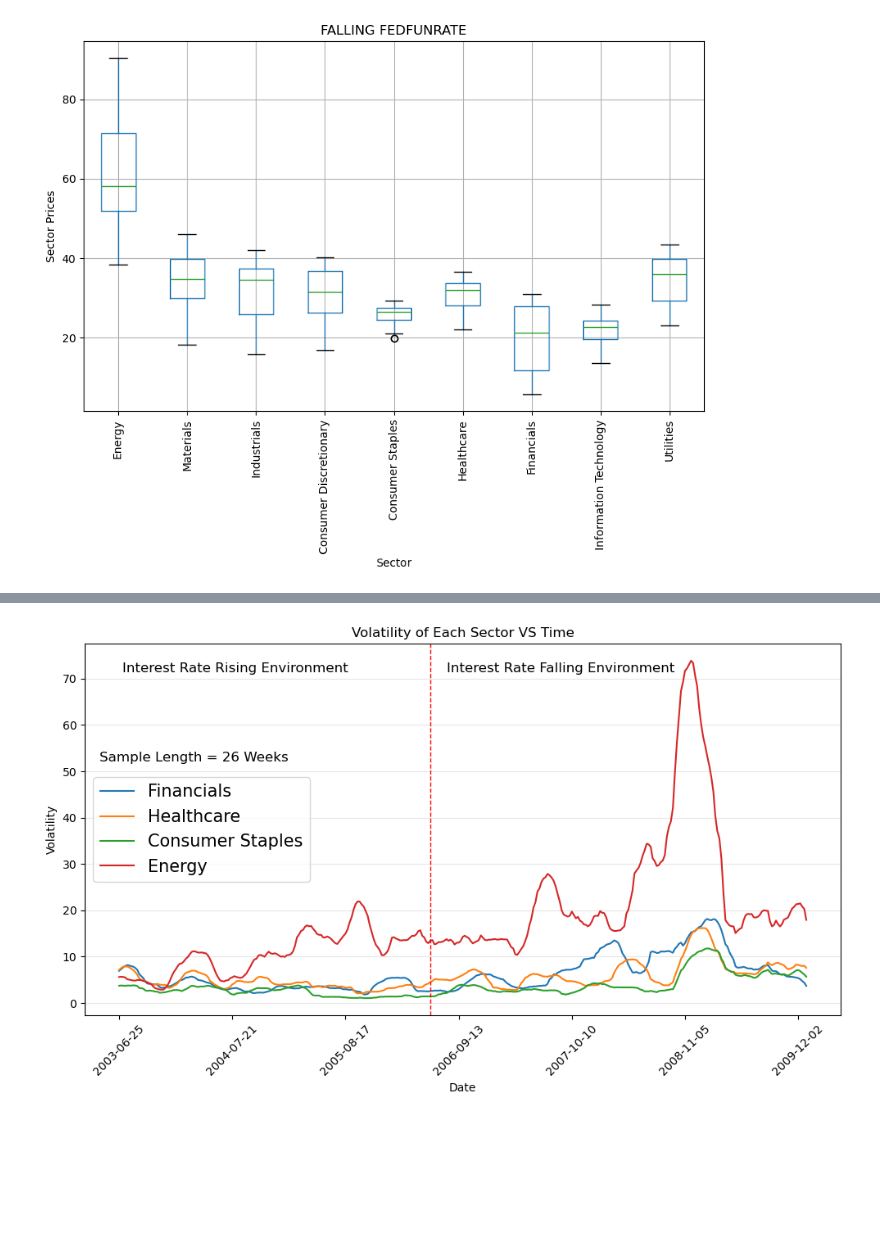
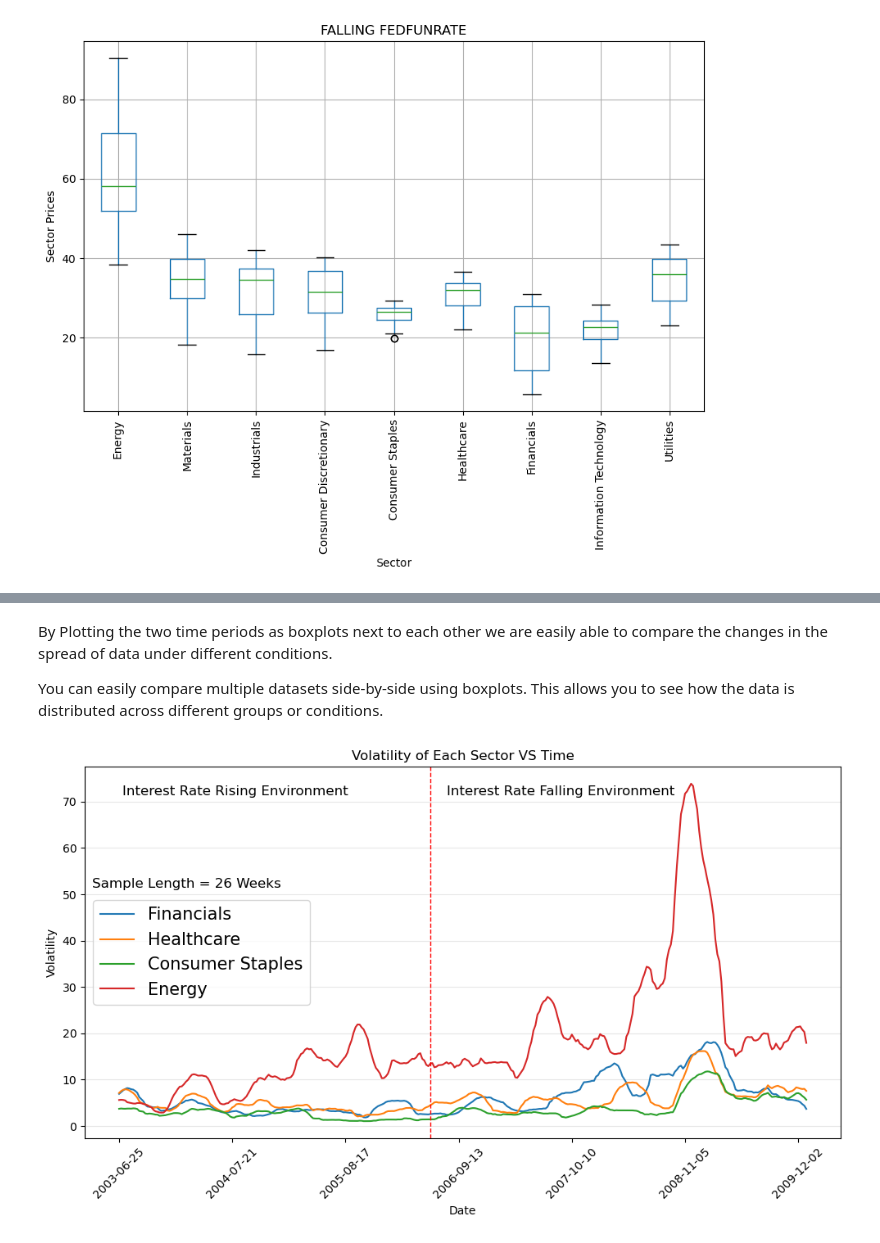
Before and after one commit to RealFakeDoor/Project-one, a Jupyter notebook: Main.ipynb, the cells around one changed output, grey strips where cells are left out. Saved outputs shown, nothing was run; the diff lists cells and outputs as text; code cells hidden in the pictures; blank space fills up the shorter version.

```diff
--- a/Main.ipynb
+++ b/Main.ipynb
@@ -357,0 +263,5 @@ plt.show()
+# %% [markdown]
+By Plotting the two time periods as boxplots next to each other we are easily able to compare the changes in the spread of data under different conditions.
+
+You can easily compare multiple datasets side-by-side using boxplots.
+This allows you to see how the data is distributed across different groups or conditions.
@@ -359,8 +369,9 @@ plt.show()
 # Calculate volatility for each column
 Sector_volatility_cut = Sector_Data_Total[['Financials', 'Healthcare', 'Consumer Staples','Energy']]
 
-# Calculate volatility for each column
-window = 26
+# Calculate volatility for each chosen sector.
+# Use a window of time that rolls with the calculation.
+window = 26 #Weeks ~ (6 months)
 volatility = Sector_volatility_cut.rolling(window=window).std().iloc[window - 1:] * np.sqrt(window)
 
 # Plot volatility for each column
@@ -374,32 +385,32 @@ plt.ylabel('Volatility')
 plt.title('Volatility of Each Sector VS Time')
 
 # Add legend
 plt.legend(loc='center left', fontsize = 15)
 
 # Set x-axis ticks
 ticks = np.arange(0, len(Sector_volatility_cut.index[window - 1:]), len(Sector_volatility_cut.index[window - 1:]) // 6)  # Increase by 3
 tick_labels = Sector_volatility_cut.index[window - 1:][ticks]
 plt.xticks(ticks=ticks, labels=tick_labels, rotation=45)
 
 # Add a vertical red line at the date 2006-06-07
 plt.axvline(x='2006-06-07', color='red', linestyle='--', linewidth=1)
 
 # Add text annotations for Interest Rate Environments
 plt.text(0.05, 0.95, 'Interest Rate Rising Environment', transform=plt.gca().transAxes, fontsize=12, va='top', ha='left')
 plt.text(0.78, 0.95, 'Interest Rate Falling Environment', transform=plt.gca().transAxes, fontsize=12, va='top', ha='right')
 
 # Label The length of the window of time to measure the volaility over.
-plt.text(0.27, 0.71, f'Sample Length = {window} Weeks', transform=plt.gca().transAxes, fontsize=12, va='top', ha='right')
+plt.text(0.26, 0.70, f'Sample Length = {window} Weeks', transform=plt.gca().transAxes, fontsize=12, va='top', ha='right')
 
 # Add faint gridlines
 plt.grid(axis='y', alpha=0.3)
 
 # Show plot
 plt.tight_layout()
 
 # Save the figure
 plt.savefig('./Saved_Figures/Volatility_VS_TIME_SECTORS.png')
 
 plt.show()
 # %% [output]
-[figure, old version]
+[figure, new version]
```
Also changed, not shown: parts of 26 cells of this notebook, 2 other files.
